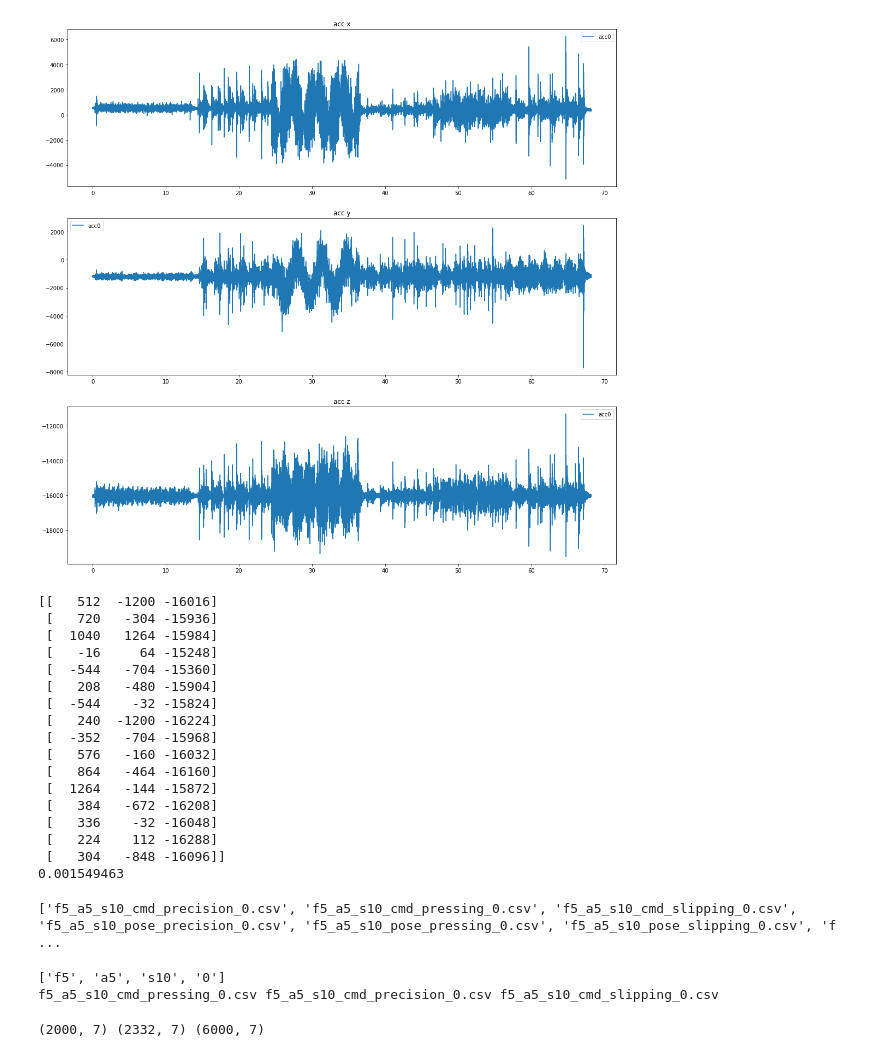
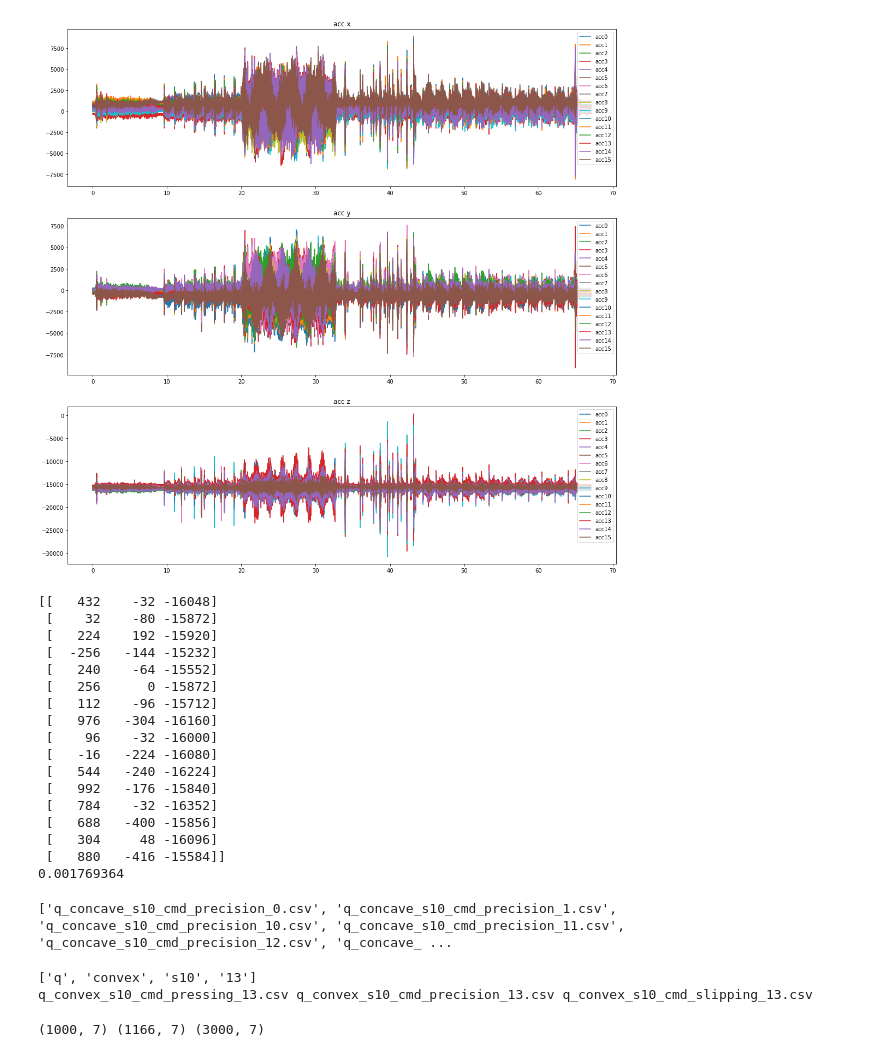
Before and after one commit to zhihuaz0413/fsr_experiments, a Jupyter notebook: test_trajectory/test_data.ipynb, the cells around one changed output. Cells and saved outputs as stored; diff of their text form; code cells hidden in the pictures.

```diff
--- a/test_trajectory/test_data.ipynb
+++ b/test_trajectory/test_data.ipynb
@@ -4,7 +4,7 @@ import numpy as np
 import matplotlib.pyplot as plt
 import os
 # %%
-data_dir = '/home/hrg/ws_moveit/data/skin1_mode1_2907/'
+data_dir = '/media/hrg/New Volume/data/skin1_letters_0908f/'
 
 def show_fsrmsg(fsr_data_msg, title):
   len_frames = len(fsr_data_msg)
@@ -18,6 +18,8 @@ def show_fsrmsg(fsr_data_msg, title):
       fsr_data= fsr_data.reshape(16, 32)
       all_layer1[i] = fsr_data[:, 0:16]
       all_layer2[i] = fsr_data[:, 16:]
+      if np.isnan(all_layer1[i]).any() or np.isnan(all_layer2[i]).any():
+        print('nan value in fsr data')
   mean_layer1 = all_layer1.mean(axis=0)
   mean_layer2 = all_layer2.mean(axis=0)
   vmin = min(np.min(mean_layer1), np.min(mean_layer2))
@@ -67,20 +69,20 @@ print(len(fsr_data_all), len(fsr_calib_data))
 # %%
-c_soft_concave = []
-c_soft_convex = []
-c_soft_flat = []
-c_soft_wave = []
+d_soft_concave = []
+d_soft_convex = []
+d_soft_flat = []
+d_soft_wave = []
 for file_f in fsr_data_all:
-  if 'rigid_concave' in file_f:
-    c_soft_concave.append(file_f)
-  elif 'rigid_convex' in file_f:
-    c_soft_convex.append(file_f)
-  elif 'rigid_flat' in file_f:
-    c_soft_flat.append(file_f)
-  elif 'rigid_straight' in file_f:
-    c_soft_wave.append(file_f)
+  if 'q_concave' in file_f:
+    d_soft_concave.append(file_f)
+  elif 'q_convex' in file_f:
+    d_soft_convex.append(file_f)
+  elif 'q_flat' in file_f:
+    d_soft_flat.append(file_f)
+  elif 'q_wave' in file_f:
+    d_soft_wave.append(file_f)
 # %%
-test_data = fsr_data_all[0] #c_rigid_concave[0]
-test_calib_data = fsr_calib_data[0]
+test_data = d_soft_convex[5] #c_rigid_concave[0]
+test_calib_data = test_data.replace('.bin', '_calib.bin')
 print(test_data, test_calib_data)
 
 calib_fsrmsg = read_fsr_msg('calib/' + test_calib_data)
@@ -105,59 +107,59 @@ mean_layer1_0, mean_layer2_0, std_layer1_0, std_layer2_0 = show_fsrmsg(fsrmsg.fs
 # vis acc
 begin_ts = fsrmsg.fsr_data[0].timestamp
 len_frames = len(fsrmsg.fsr_data)
 all_acc = np.zeros((len_frames,16, 3), dtype=np.int32)
 all_ts = np.zeros(len_frames, dtype=np.float32)
 for i in range(len_frames):
     data = fsrmsg.fsr_data[i]
     value = data.acc
     all_ts[i] = float(int(data.timestamp) - int(begin_ts)) * 1e-9
     acc_data = np.fromstring(value, dtype=int, sep=' ')
     acc_data = acc_data.reshape(16, 3)
     all_acc[i] = acc_data
 
 fig, axs = plt.subplots(3, 1, figsize=(18, 18))
-for i in range(1):
+for i in range(16):
     axs[0].plot(all_ts, all_acc[:, i, 0], label='acc'+str(i))
     axs[1].plot(all_ts, all_acc[:, i, 1], label='acc'+str(i))
     axs[2].plot(all_ts, all_acc[:, i, 2], label='acc'+str(i))
     #set y limit
     #axs[2].set_ylim(-17000, -10000)
 axs[0].legend()
 axs[0].set_title('acc x')
 axs[1].legend()
 axs[1].set_title('acc y')
 axs[2].legend()
 axs[2].set_title('acc z')
 plt.show()
 
 print(all_acc[1])
 print(all_ts[1])
 # %% [output]
-[figure, old version]
+[figure, new version]
-[[   512  -1200 -16016]
- [   720   -304 -15936]
- [  1040   1264 -15984]
- [   -16     64 -15248]
- [  -544   -704 -15360]
- [   208   -480 -15904]
- [  -544    -32 -15824]
- [   240  -1200 -16224]
- [  -352   -704 -15968]
- [   576   -160 -16032]
- [   864   -464 -16160]
- [  1264   -144 -15872]
- [   384   -672 -16208]
- [   336    -32 -16048]
- [   224    112 -16288]
- [   304   -848 -16096]]
-0.001549463
+[[   432    -32 -16048]
+ [    32    -80 -15872]
+ [   224    192 -15920]
+ [  -256   -144 -15232]
+ [   240    -64 -15552]
+ [   256      0 -15872]
+ [   112    -96 -15712]
+ [   976   -304 -16160]
+ [    96    -32 -16000]
+ [   -16   -224 -16080]
+ [   544   -240 -16224]
+ [   992   -176 -15840]
+ [   784    -32 -16352]
+ [   688   -400 -15856]
+ [   304     48 -16096]
+ [   880   -416 -15584]]
+0.001769364
 # %%
 kinova_data = glob.glob(data_dir + 'kinova/*')
 kinova_data = [os.path.basename(f) for f in kinova_data]
 kinova_data.sort()
 print(kinova_data)
 # %% [output]
-['f5_a5_s10_cmd_precision_0.csv', 'f5_a5_s10_cmd_pressing_0.csv', 'f5_a5_s10_cmd_slipping_0.csv', 'f5_a5_s10_pose_precision_0.csv', 'f5_a5_s10_pose_pressing_0.csv', 'f5_a5_s10_pose_slipping_0.csv', 'f ...
+['q_concave_s10_cmd_precision_0.csv', 'q_concave_s10_cmd_precision_1.csv', 'q_concave_s10_cmd_precision_10.csv', 'q_concave_s10_cmd_precision_11.csv', 'q_concave_s10_cmd_precision_12.csv', 'q_concave_ ...
 # %%
 labels = test_data.split('.')[0].split('_')
 print(labels)
@@ -166,8 +168,8 @@ cmd_precision = labels[0] + '_' + labels[1] + '_' + labels[2] + '_cmd_precision_
 cmd_slipping = labels[0] + '_' + labels[1] + '_' + labels[2] + '_cmd_slipping_' + labels[3] + '.csv'
 print(cmd_pressing, cmd_precision, cmd_slipping)
 # %% [output]
-['f5', 'a5', 's10', '0']
-f5_a5_s10_cmd_pressing_0.csv f5_a5_s10_cmd_precision_0.csv f5_a5_s10_cmd_slipping_0.csv
+['q', 'convex', 's10', '13']
+q_convex_s10_cmd_pressing_13.csv q_convex_s10_cmd_precision_13.csv q_convex_s10_cmd_slipping_13.csv
 # %%
 from numpy import genfromtxt
 cmd_dir = data_dir + 'kinova/'
@@ -176,7 +178,7 @@ test_cmd_precision = genfromtxt(cmd_dir + cmd_precision, delimiter=',')
 test_cmd_slipping = genfromtxt(cmd_dir + cmd_slipping, delimiter=',')
 print(test_cmd_pressing.shape, test_cmd_precision.shape, test_cmd_slipping.shape)
 # %% [output]
-(2000, 7) (2332, 7) (6000, 7)
+(1000, 7) (1166, 7) (3000, 7)
 # %%
 t_start = test_cmd_pressing[0, 0]
 t_end = test_cmd_pressing[-1, 0]
```
Also changed, not shown: parts of 23 cells of this notebook, 7 other files.
